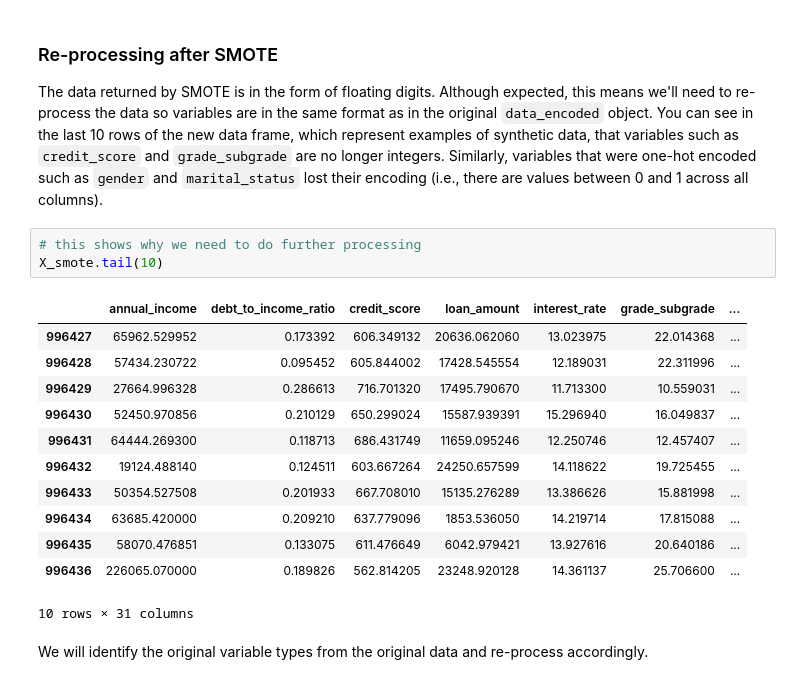
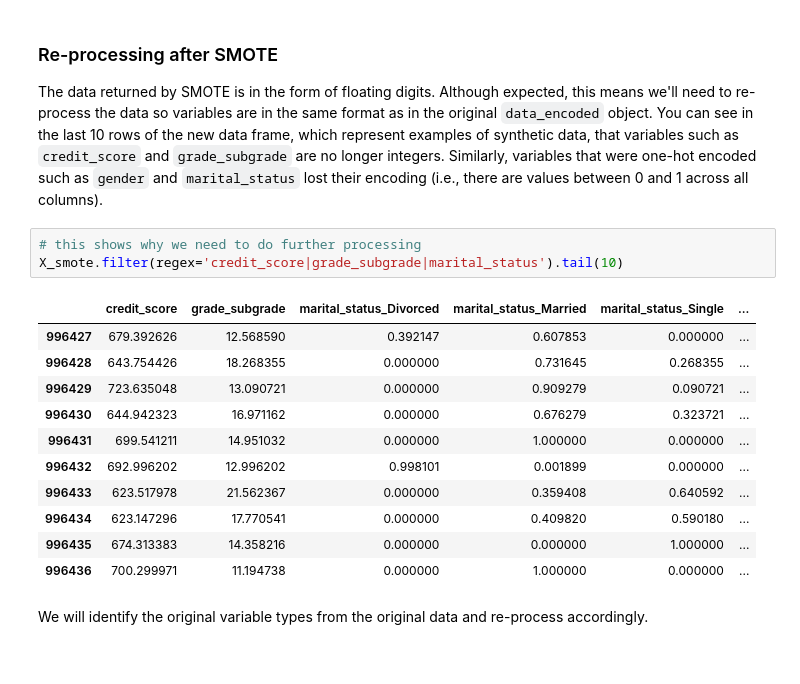
Before and after one commit to znogbes/kaggle-predicting-loan-payback, a Jupyter notebook: eda-and-pre-ml.ipynb, the cells around one changed output. Cells and saved outputs as stored; diff of their text form.

```diff
--- a/eda-and-pre-ml.ipynb
+++ b/eda-and-pre-ml.ipynb
@@ -573,22 +573,21 @@ Name: count, dtype: int64
 ### Re-processing after SMOTE
 
 The data returned by SMOTE is in the form of floating digits. Although expected, this means we'll need to re-process the data so variables are in the same format as in the original `data_encoded` object. You can see in the last 10 rows of the new data frame, which represent examples of synthetic data, that variables such as `credit_score` and `grade_subgrade` are no longer integers. Similarly, variables that were one-hot encoded such as `gender` and `marital_status` lost their encoding (i.e., there are values between 0 and 1 across all columns).
-# %%
-# this shows why we need to do further processing
-X_smote.tail(10)
-# %% [output]
-|  | annual_income | debt_to_income_ratio | credit_score | loan_amount | interest_rate | grade_subgrade | ... |
-| 996427 | 65962.529952 | 0.173392 | 606.349132 | 20636.062060 | 13.023975 | 22.014368 | ... |
-| 996428 | 57434.230722 | 0.095452 | 605.844002 | 17428.545554 | 12.189031 | 22.311996 | ... |
-| 996429 | 27664.996328 | 0.286613 | 716.701320 | 17495.790670 | 11.713300 | 10.559031 | ... |
-| 996430 | 52450.970856 | 0.210129 | 650.299024 | 15587.939391 | 15.296940 | 16.049837 | ... |
-| 996431 | 64444.269300 | 0.118713 | 686.431749 | 11659.095246 | 12.250746 | 12.457407 | ... |
-| 996432 | 19124.488140 | 0.124511 | 603.667264 | 24250.657599 | 14.118622 | 19.725455 | ... |
-| 996433 | 50354.527508 | 0.201933 | 667.708010 | 15135.276289 | 13.386626 | 15.881998 | ... |
-| 996434 | 63685.420000 | 0.209210 | 637.779096 | 1853.536050 | 14.219714 | 17.815088 | ... |
-| 996435 | 58070.476851 | 0.133075 | 611.476649 | 6042.979421 | 13.927616 | 20.640186 | ... |
-| 996436 | 226065.070000 | 0.189826 | 562.814205 | 23248.920128 | 14.361137 | 25.706600 | ... |
-10 rows × 31 columns
+# %%
+# this shows why we need to do further processing
+X_smote.filter(regex='credit_score|grade_subgrade|marital_status').tail(10)
+# %% [output]
+|  | credit_score | grade_subgrade | marital_status_Divorced | marital_status_Married | marital_status_Single | ... |
+| 996427 | 679.392626 | 12.568590 | 0.392147 | 0.607853 | 0.000000 | ... |
+| 996428 | 643.754426 | 18.268355 | 0.000000 | 0.731645 | 0.268355 | ... |
+| 996429 | 723.635048 | 13.090721 | 0.000000 | 0.909279 | 0.090721 | ... |
+| 996430 | 644.942323 | 16.971162 | 0.000000 | 0.676279 | 0.323721 | ... |
+| 996431 | 699.541211 | 14.951032 | 0.000000 | 1.000000 | 0.000000 | ... |
+| 996432 | 692.996202 | 12.996202 | 0.998101 | 0.001899 | 0.000000 | ... |
+| 996433 | 623.517978 | 21.562367 | 0.000000 | 0.359408 | 0.640592 | ... |
+| 996434 | 623.147296 | 17.770541 | 0.000000 | 0.409820 | 0.590180 | ... |
+| 996435 | 674.313383 | 14.358216 | 0.000000 | 0.000000 | 1.000000 | ... |
+| 996436 | 700.299971 | 11.194738 | 0.000000 | 1.000000 | 0.000000 | ... |
 # %% [markdown]
 We will identify the original variable types from the original data and re-process accordingly.
 # %%
```
Also changed, not shown: parts of 11 cells of this notebook, 2 other files.
